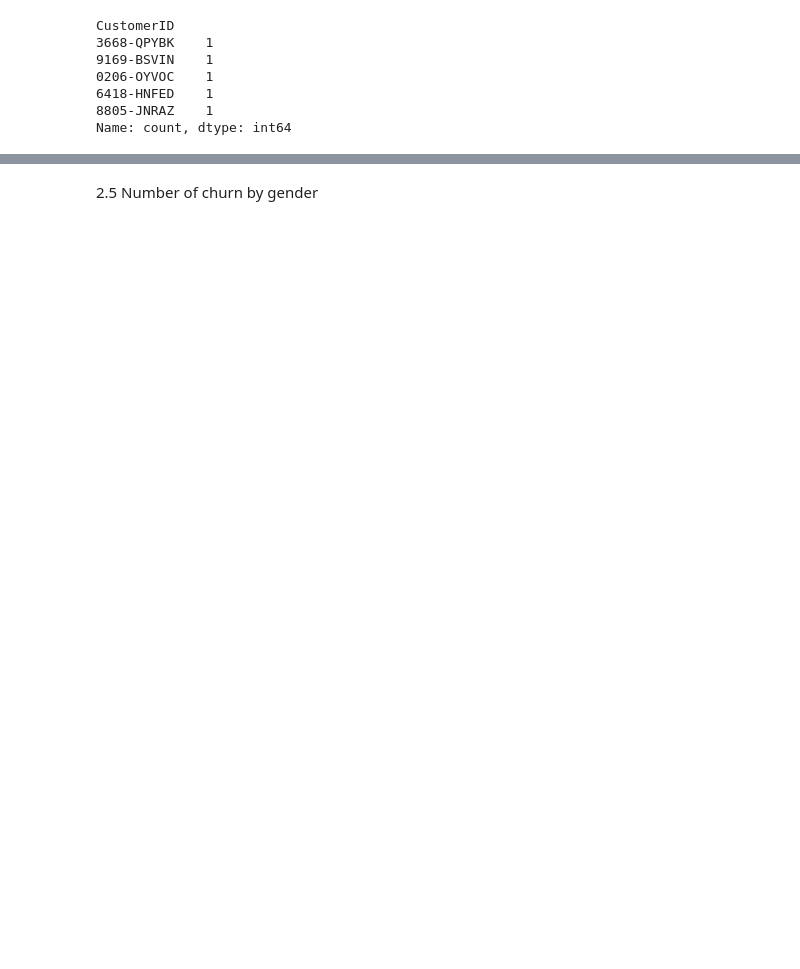
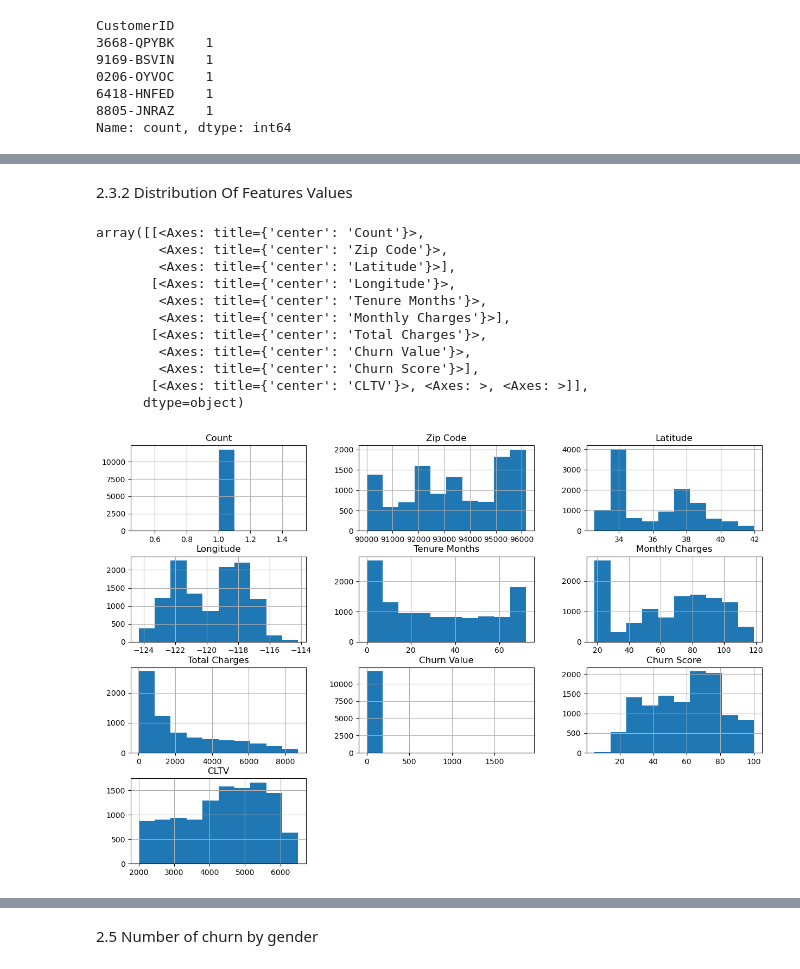
Before and after one commit to wgermain24/DataScienceGuidedCapstone, a Jupyter notebook: Notebooks/Customer_Churn.ipynb, the cells around one changed output, grey strips where cells are left out. Saved outputs shown, nothing was run; the diff lists cells and outputs as text; code cells hidden in the pictures; blank space fills up the shorter version.

```diff
--- a/Notebooks/Customer_Churn.ipynb
+++ b/Notebooks/Customer_Churn.ipynb
@@ -151,0 +540,19 @@ Name: Churn Value, dtype: int64
+# %% [markdown]
+2.3.2 Distribution Of Features Values
+# %%
+##Code task 36#
+#Call cust_churn's 'hist' method to plot histagrams of each of the numeric features
+df_cust_churn.hist(figsize = (15,10))
+# %% [output]
+array([[<Axes: title={'center': 'Count'}>,
+        <Axes: title={'center': 'Zip Code'}>,
+        <Axes: title={'center': 'Latitude'}>],
+       [<Axes: title={'center': 'Longitude'}>,
+        <Axes: title={'center': 'Tenure Months'}>,
+        <Axes: title={'center': 'Monthly Charges'}>],
+       [<Axes: title={'center': 'Total Charges'}>,
+        <Axes: title={'center': 'Churn Value'}>,
+        <Axes: title={'center': 'Churn Score'}>],
+       [<Axes: title={'center': 'CLTV'}>, <Axes: >, <Axes: >]],
+      dtype=object)
+[figure, added]
```
Also changed, not shown: parts of 73 cells of this notebook.
